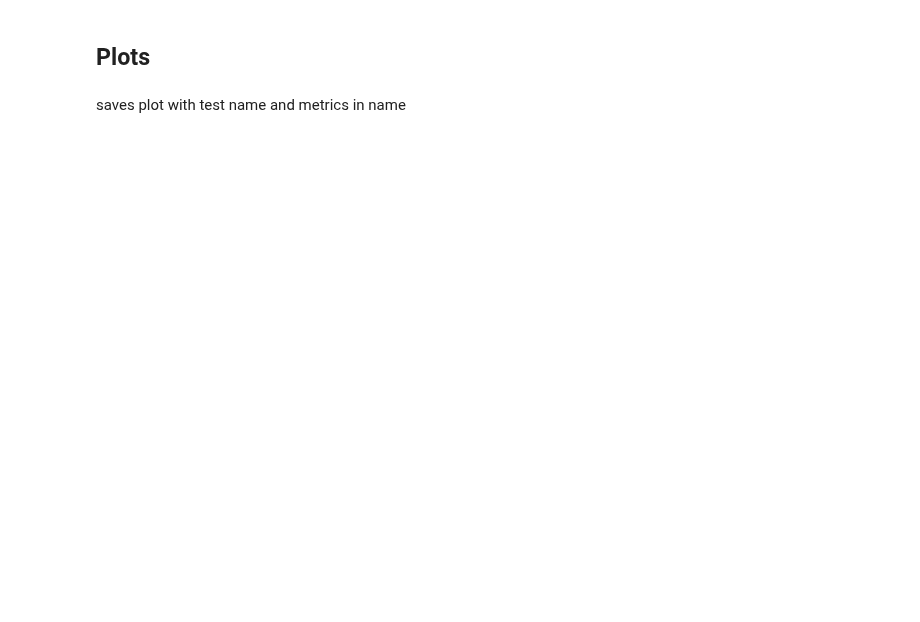
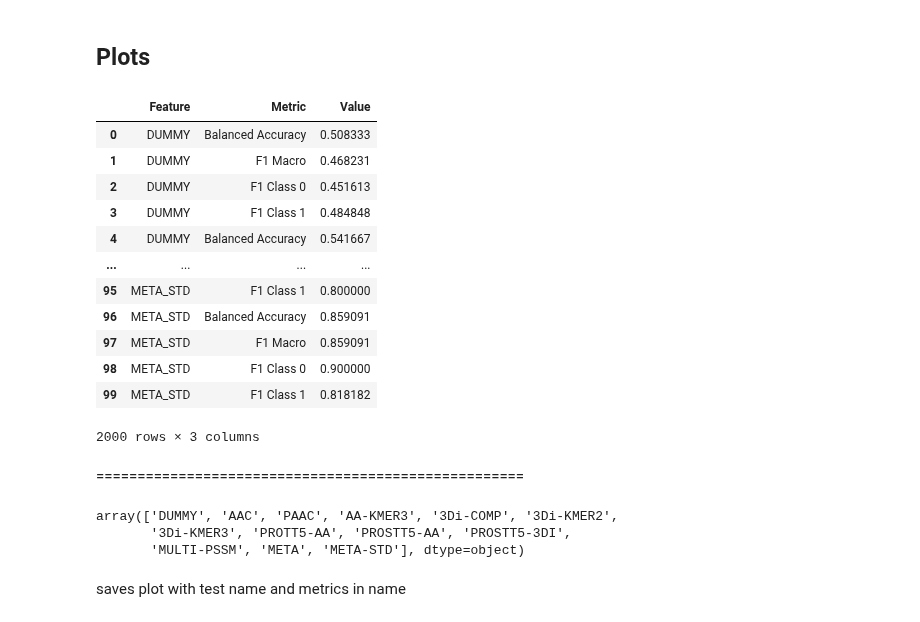
Before and after one commit to adenger/subpred_dl, a Jupyter notebook: notebooks/dnn_human_calciumchloride.ipynb, the cells around one changed output. Drawn from its saved outputs; the diff is of its cells as text; code cells hidden in the pictures; blank space fills up the shorter version.

```diff
--- a/notebooks/dnn_human_calciumchloride.ipynb
+++ b/notebooks/dnn_human_calciumchloride.ipynb
@@ -73,7 +101,9 @@ else:
             repeats=5,
             epochs=50,
             batch_size=8,
-            calculate_class_weights=True
+            calculate_class_weights=False,
+            undersample=False,
+            upsample=False
         )
         for ml_dataset in ml_datasets
     ]
@@ -82,5 +130,24 @@ else:
 # %% [markdown]
 ## Plots
+# %%
+# TODO concat, then add "model col"
+df_results_all
+# %% [output]
+|  | Feature | Metric | Value |
+| 0 | DUMMY | Balanced Accuracy | 0.508333 |
+| 1 | DUMMY | F1 Macro | 0.468231 |
+| 2 | DUMMY | F1 Class 0 | 0.451613 |
+| 3 | DUMMY | F1 Class 1 | 0.484848 |
+| 4 | DUMMY | Balanced Accuracy | 0.541667 |
+| ... | ... | ... | ... |
+| 95 | META_STD | F1 Class 1 | 0.800000 |
+| 96 | META_STD | Balanced Accuracy | 0.859091 |
+| 97 | META_STD | F1 Macro | 0.859091 |
+| 98 | META_STD | F1 Class 0 | 0.900000 |
+| 99 | META_STD | F1 Class 1 | 0.818182 |
+2000 rows × 3 columns
+# %% [markdown]
+====================================================
 # %%
 # same plot as for svm, to compare
 df_results_plot = df_results_all.copy()
@@ -112,6 +179,10 @@ feature_order = [
 ]
 # %%
 df_results_plot.Feature.unique()
+# %% [output]
+array(['DUMMY', 'AAC', 'PAAC', 'AA-KMER3', '3Di-COMP', '3Di-KMER2',
+       '3Di-KMER3', 'PROTT5-AA', 'PROSTT5-AA', 'PROSTT5-3DI',
+       'MULTI-PSSM', 'META', 'META-STD'], dtype=object)
 # %% [markdown]
 saves plot with test name and metrics in name
 # %%
```
Also changed, not shown: parts of 10 cells of this notebook, 6 other files.
